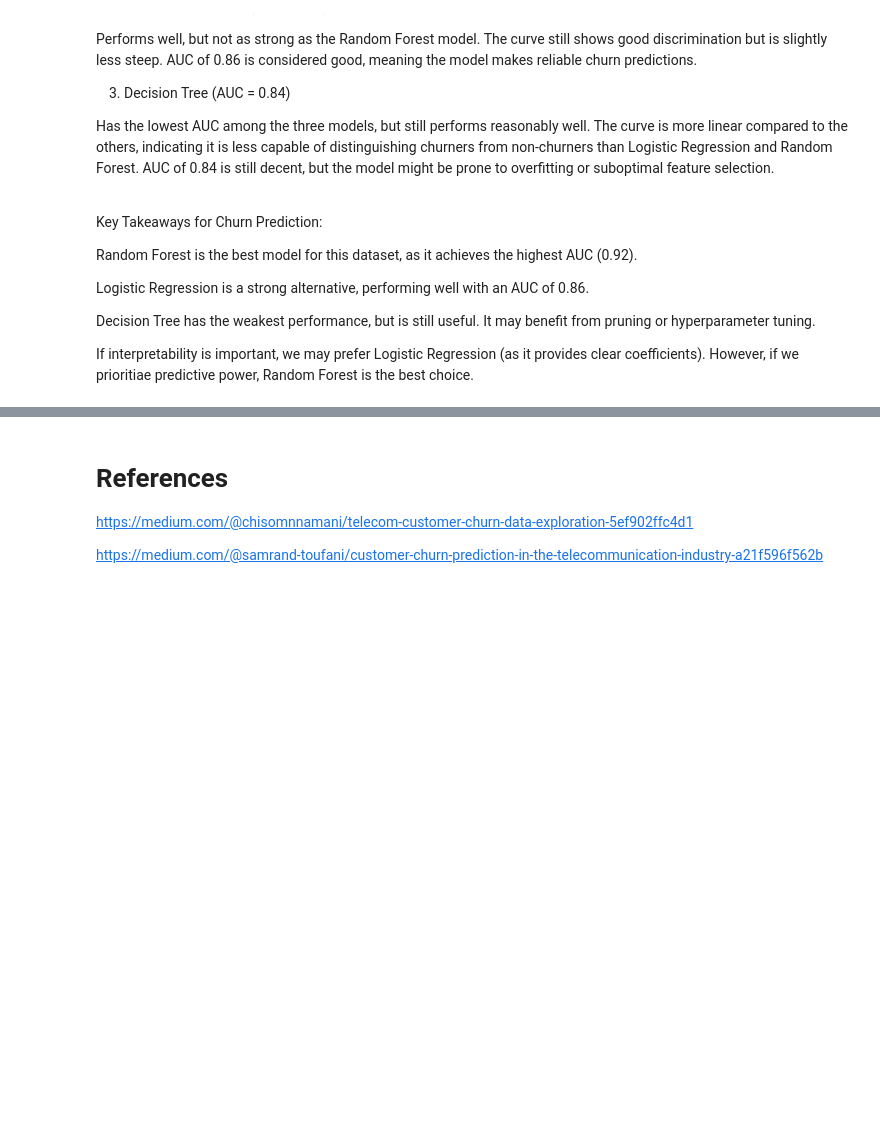
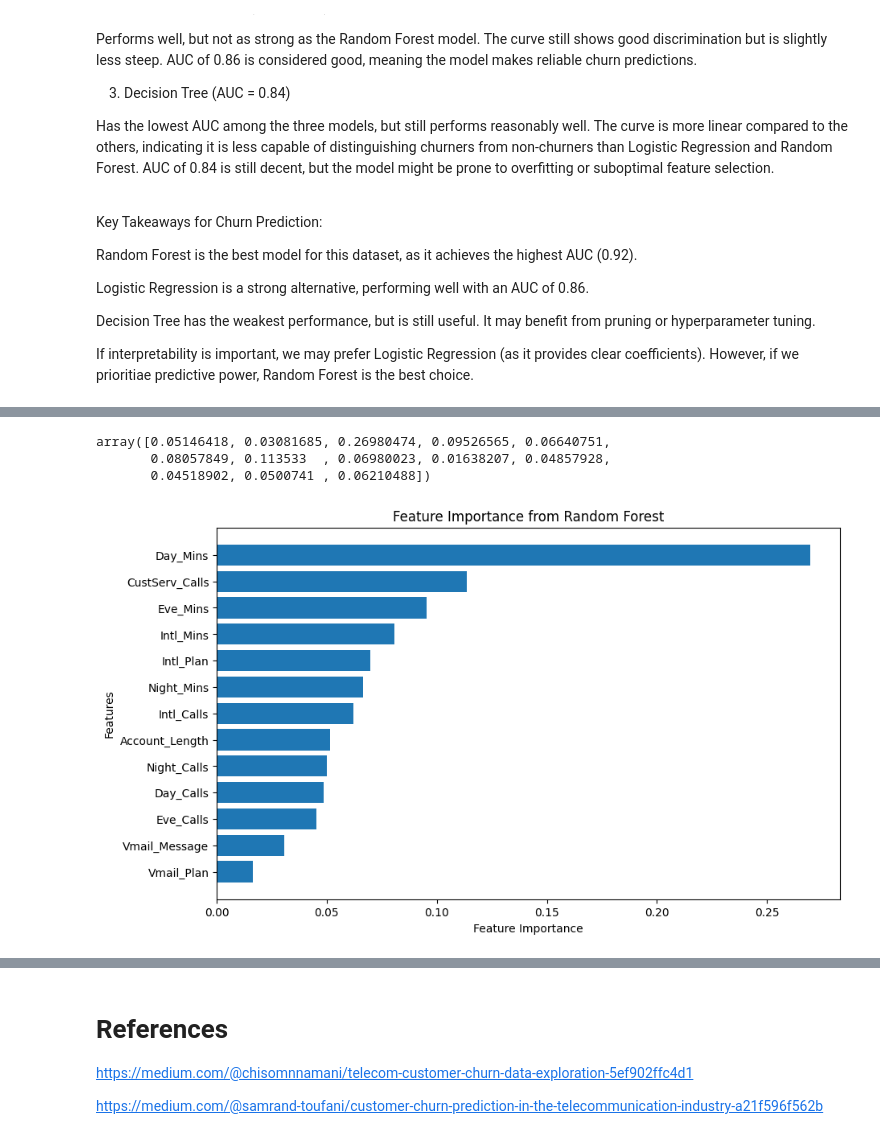
Before and after one commit to ashwinsingh7/Customer-Churn-Prediction, a Jupyter notebook: Predicting_Customer_Churn.ipynb, the cells around one changed output, grey strips where cells are left out. Drawn from its saved outputs; the diff is of its cells as text; code cells hidden in the pictures; blank space fills up the shorter version.

```diff
--- a/Predicting_Customer_Churn.ipynb
+++ b/Predicting_Customer_Churn.ipynb
@@ -976,0 +999,30 @@ If interpretability is important, we may prefer Logistic Regression (as it provi
+# %%
+rf.feature_importances_
+# %% [output]
+array([0.05146418, 0.03081685, 0.26980474, 0.09526565, 0.06640751,
+       0.08057849, 0.113533  , 0.06980023, 0.01638207, 0.04857928,
+       0.04518902, 0.0500741 , 0.06210488])
+# %%
+# feature importance plot
+
+import pandas as pd
+import matplotlib.pyplot as plt
+
+# Assuming 'rf' is your trained RandomForestClassifier and 'X' is your feature DataFrame
+feature_importances = rf.feature_importances_
+feature_names = X.columns
+
+# Create a DataFrame for better visualization
+importance_df = pd.DataFrame({'Feature': feature_names, 'Importance': feature_importances})
+importance_df = importance_df.sort_values(by='Importance', ascending=False)
+
+# Create the bar plot
+plt.figure(figsize=(10, 6))
+plt.barh(importance_df['Feature'], importance_df['Importance'])
+plt.xlabel('Feature Importance')
+plt.ylabel('Features')
+plt.title('Feature Importance from Random Forest')
+plt.gca().invert_yaxis()
+plt.show()
+# %% [output]
+[figure, added]
```
Also changed, not shown: parts of 8 cells of this notebook.
